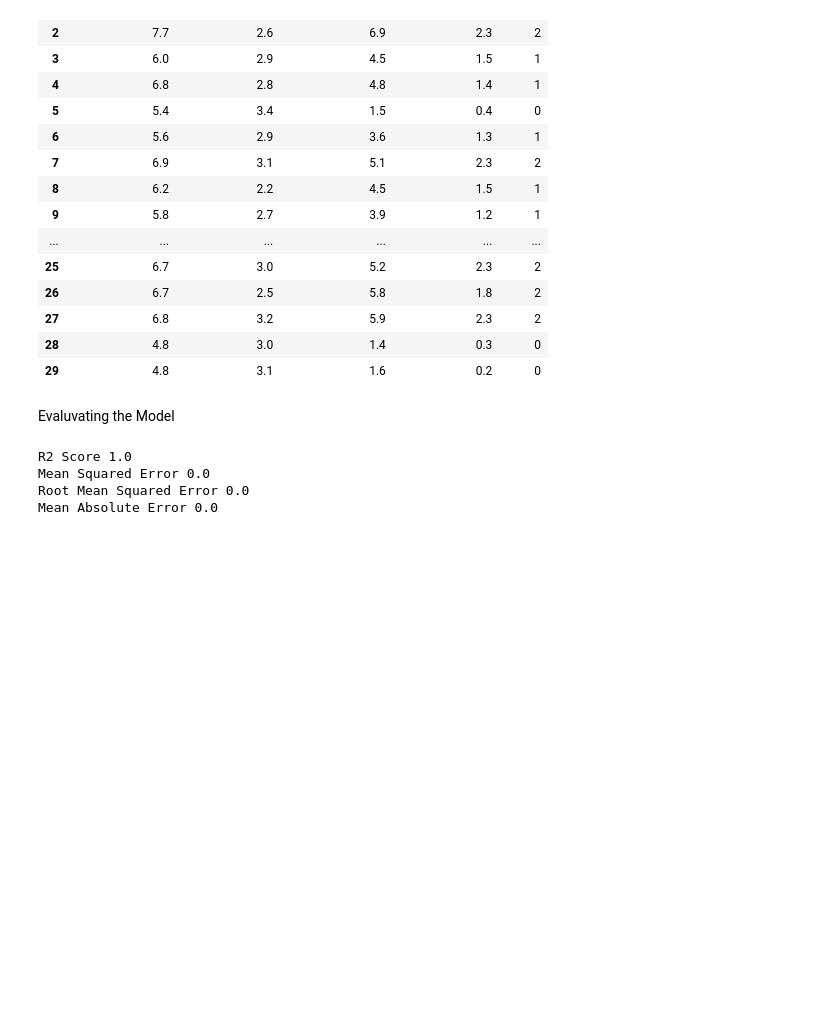
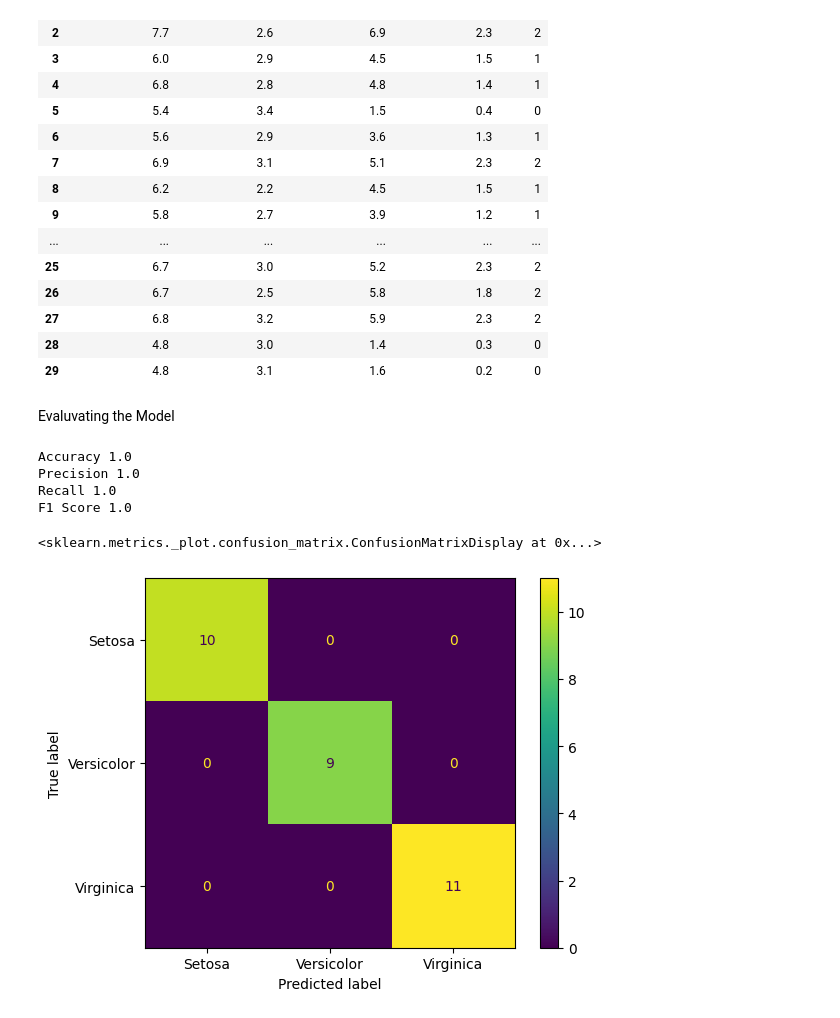
Before and after one commit to Sushrutha05/Iris-Dataset-Model, a Jupyter notebook: LogisticRegresion.ipynb, the cells around one changed output. Saved outputs shown, nothing was run; the diff lists cells and outputs as text; code cells hidden in the pictures; blank space fills up the shorter version.

```diff
--- a/LogisticRegresion.ipynb
+++ b/LogisticRegresion.ipynb
@@ -129,18 +129,26 @@ test_pred_df.head(30)
 | 29 | 4.8 | 3.1 | 1.6 | 0.2 | 0 |
 # %% [markdown]
 Evaluvating the Model
-# %%
-r2 = round(r2_score(Y_test, Y_pred),2)
-mse = round(mean_squared_error(Y_test, Y_pred),2)
-rmse = round(root_mean_squared_error(Y_test, Y_pred),2)
-mae = round(mean_absolute_error(Y_test, Y_pred),2)
-
-print("R2 Score", r2)
-print("Mean Squared Error", mse)
-print("Root Mean Squared Error", rmse)
-print("Mean Absolute Error", mae)
-# %% [output]
-R2 Score 1.0
-Mean Squared Error 0.0
-Root Mean Squared Error 0.0
-Mean Absolute Error 0.0
+# %%
+accuracy = accuracy_score(Y_test, Y_pred)
+precision = precision_score(Y_test, Y_pred,average='macro')
+recall = recall_score(Y_test, Y_pred,average='macro')
+f1 = f1_score(Y_test, Y_pred,average='macro')
+
+
+print("Accuracy", accuracy)
+print("Precision", precision)
+print("Recall", recall)
+print("F1 Score", f1)
+# %% [output]
+Accuracy 1.0
+Precision 1.0
+Recall 1.0
+F1 Score 1.0
+# %%
+confuse_mat = confusion_matrix(Y_test, Y_pred)
+confuse_mat_disp = ConfusionMatrixDisplay(confuse_mat, display_labels=['Setosa', 'Versicolor', 'Virginica'])
+confuse_mat_disp.plot()
+# %% [output]
+<sklearn.metrics._plot.confusion_matrix.ConfusionMatrixDisplay at 0x...>
+[figure, added]
```
Also changed, not shown: parts of 3 cells of this notebook.
